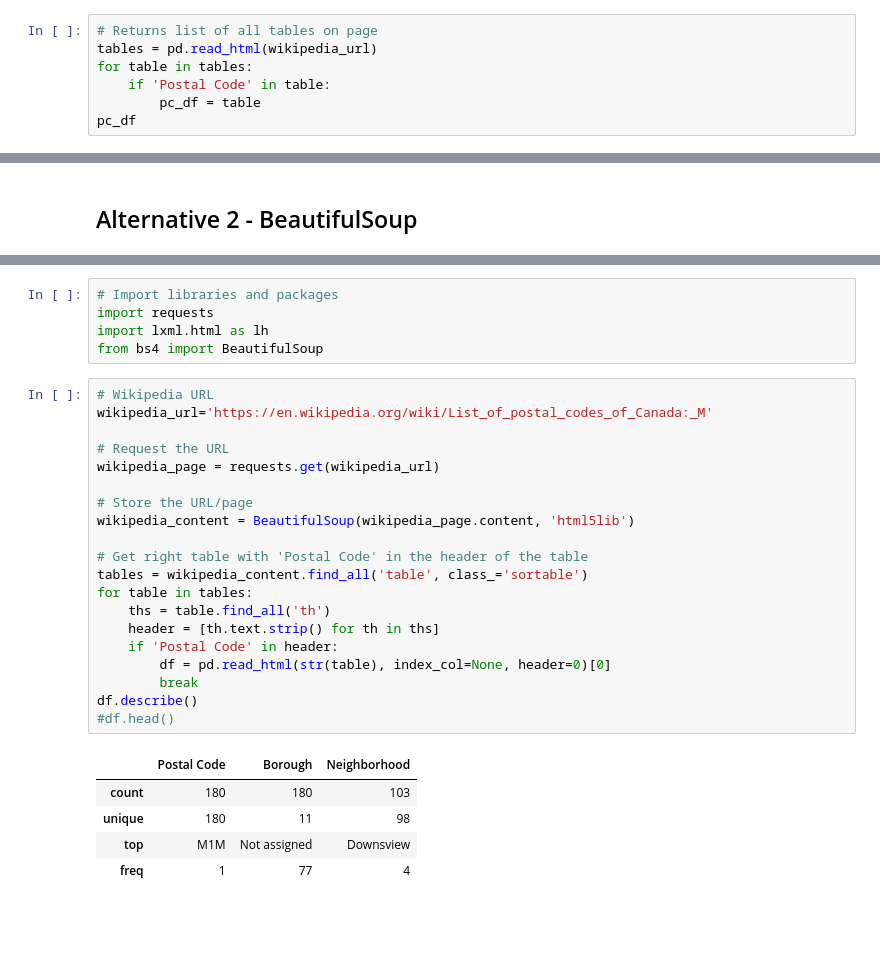
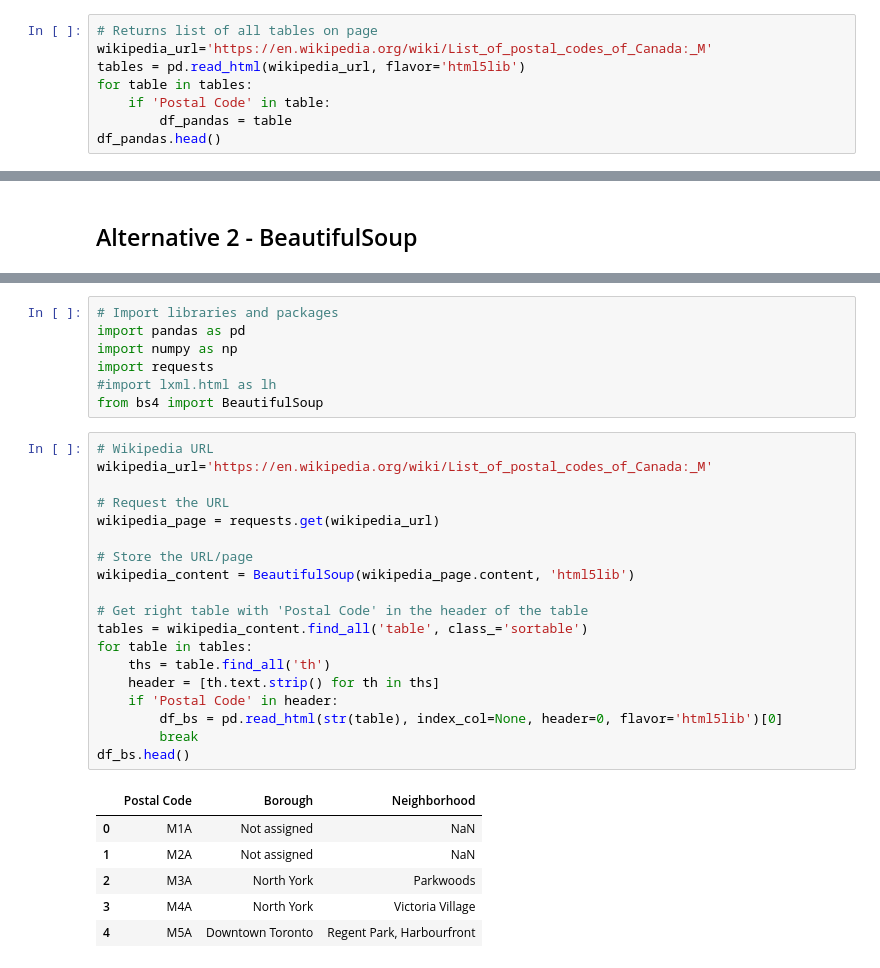
Before and after one commit to RocketClimber/Coursera_Capstone, a Jupyter notebook: TorontoNeighborhoods.ipynb, the cells around one changed output, grey strips where cells are left out. Saved outputs shown, nothing was run; the diff lists cells and outputs as text; blank space fills up the shorter version.

```diff
--- a/TorontoNeighborhoods.ipynb
+++ b/TorontoNeighborhoods.ipynb
@@ -19,11 +23,12 @@ import pandas as pd
 import numpy as np
 # %%
 # Returns list of all tables on page
-tables = pd.read_html(wikipedia_url)
+wikipedia_url='https://en.wikipedia.org/wiki/List_of_postal_codes_of_Canada:_M'
+tables = pd.read_html(wikipedia_url, flavor='html5lib')
 for table in tables:
     if 'Postal Code' in table:
-        pc_df = table
-pc_df
+        df_pandas = table
+df_pandas.head()
 # %% [output]
 |  | Postal Code | Borough | Neighborhood |
 | 0 | M1A | Not assigned | NaN |
@@ -43,31 +148,33 @@ pc_df
 # %%
 # Import libraries and packages
+import pandas as pd
+import numpy as np
 import requests
-import lxml.html as lh
+#import lxml.html as lh
 from bs4 import BeautifulSoup
 # %%
 # Wikipedia URL
 wikipedia_url='https://en.wikipedia.org/wiki/List_of_postal_codes_of_Canada:_M'
 
 # Request the URL
 wikipedia_page = requests.get(wikipedia_url)
 
 # Store the URL/page
 wikipedia_content = BeautifulSoup(wikipedia_page.content, 'html5lib')
 
 # Get right table with 'Postal Code' in the header of the table
 tables = wikipedia_content.find_all('table', class_='sortable')
 for table in tables:
     ths = table.find_all('th')
     header = [th.text.strip() for th in ths]
     if 'Postal Code' in header:
-        df = pd.read_html(str(table), index_col=None, header=0)[0]
+        df_bs = pd.read_html(str(table), index_col=None, header=0, flavor='html5lib')[0]
         break
-df.describe()
-#df.head()
+df_bs.head()
 # %% [output]
 |  | Postal Code | Borough | Neighborhood |
-| count | 180 | 180 | 103 |
-| unique | 180 | 11 | 98 |
-| top | M1M | Not assigned | Downsview |
-| freq | 1 | 77 | 4 |
+| 0 | M1A | Not assigned | NaN |
+| 1 | M2A | Not assigned | NaN |
+| 2 | M3A | North York | Parkwoods |
+| 3 | M4A | North York | Victoria Village |
+| 4 | M5A | Downtown Toronto | Regent Park, Harbourfront |
```
Also changed, not shown: parts of 37 cells of this notebook.
